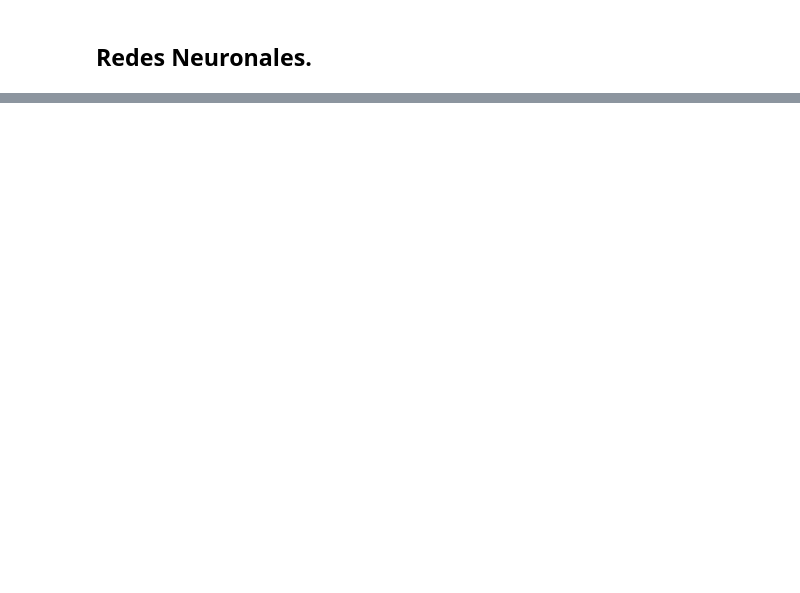
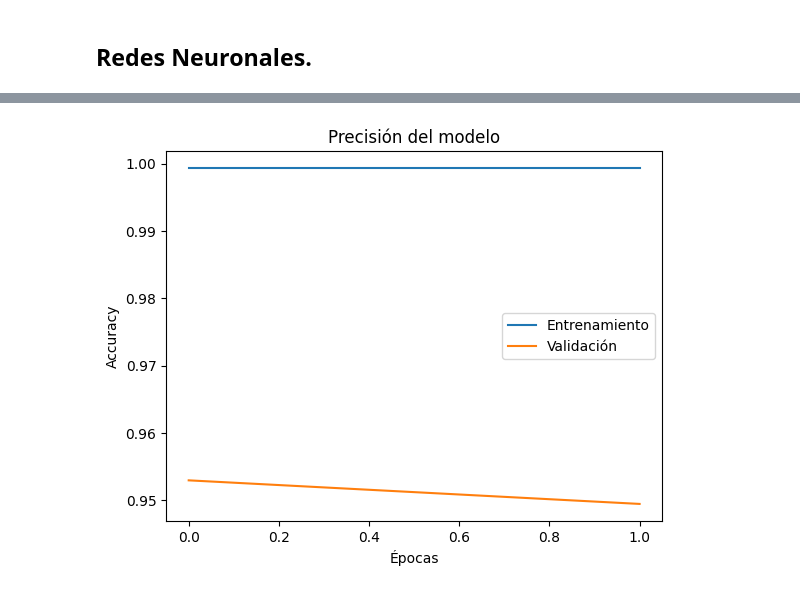
Before and after one commit to Leucocitokiller/Proyecto-Fina-NLP, a Jupyter notebook: Proyecto_final_NLP_Redes_Neuronales_Libenson.ipynb, the cells around one changed output, grey strips where cells are left out. Cells and saved outputs as stored; diff of their text form; code cells hidden in the pictures; blank space fills up the shorter version.

```diff
--- a/Proyecto_final_NLP_Redes_Neuronales_Libenson.ipynb
+++ b/Proyecto_final_NLP_Redes_Neuronales_Libenson.ipynb
@@ -750,0 +1060,18 @@ print(f"Desviación estándar: {scores.std():.3f}")
+# %%
+# Entrenamos el modelo usando los datos de entrenamiento y validamos con los datos de prueba
+history = model.fit(
+    # 'X_train' son los datos de entrada (características de entrenamiento) y 'y_train' son las etiquetas (resultados deseados) correspondientes
+    X_train1, y_train1,
+
+    # 'epochs=5' indica cuántas veces el modelo recorrerá todo el conjunto de datos durante el entrenamiento
+    # Cada "época" significa que el modelo ha visto todos los datos una vez
+    epochs=5,
+
+    # 'batch_size=32' especifica el tamaño del lote de datos que el modelo usará en cada actualización de los pesos
+    # En cada paso del entrenamiento, el modelo ajusta sus pesos utilizando 32 ejemplos a la vez
+    batch_size=32,
+
+    # 'validation_data=(X_test, y_test)' se pasa el conjunto de datos de prueba para evaluar el modelo después de cada época
+    # Esto permite verificar cómo el modelo está generalizando a nuevos datos (no vistos durante el entrenamiento)
+    validation_data=(X_test1, y_test1)
+)
@@ -750,0 +1187,12 @@ print(f"Desviación estándar: {scores.std():.3f}")
+# %%
+history = model.fit(X_train1, y_train1, epochs=2, validation_data=(X, y),batch_size=32)
+
+# Accuracy
+plt.plot(history.history['accuracy'], label='Entrenamiento')
+plt.plot(history.history['val_accuracy'], label='Validación')
+plt.title('Precisión del modelo')
+plt.xlabel('Épocas')
+plt.ylabel('Accuracy')
+plt.legend()
+plt.show()
+# %% [output]
@@ -750,0 +1203 @@ print(f"Desviación estándar: {scores.std():.3f}")
+[figure, added]
```
Also changed, not shown: parts of 48 cells of this notebook.
